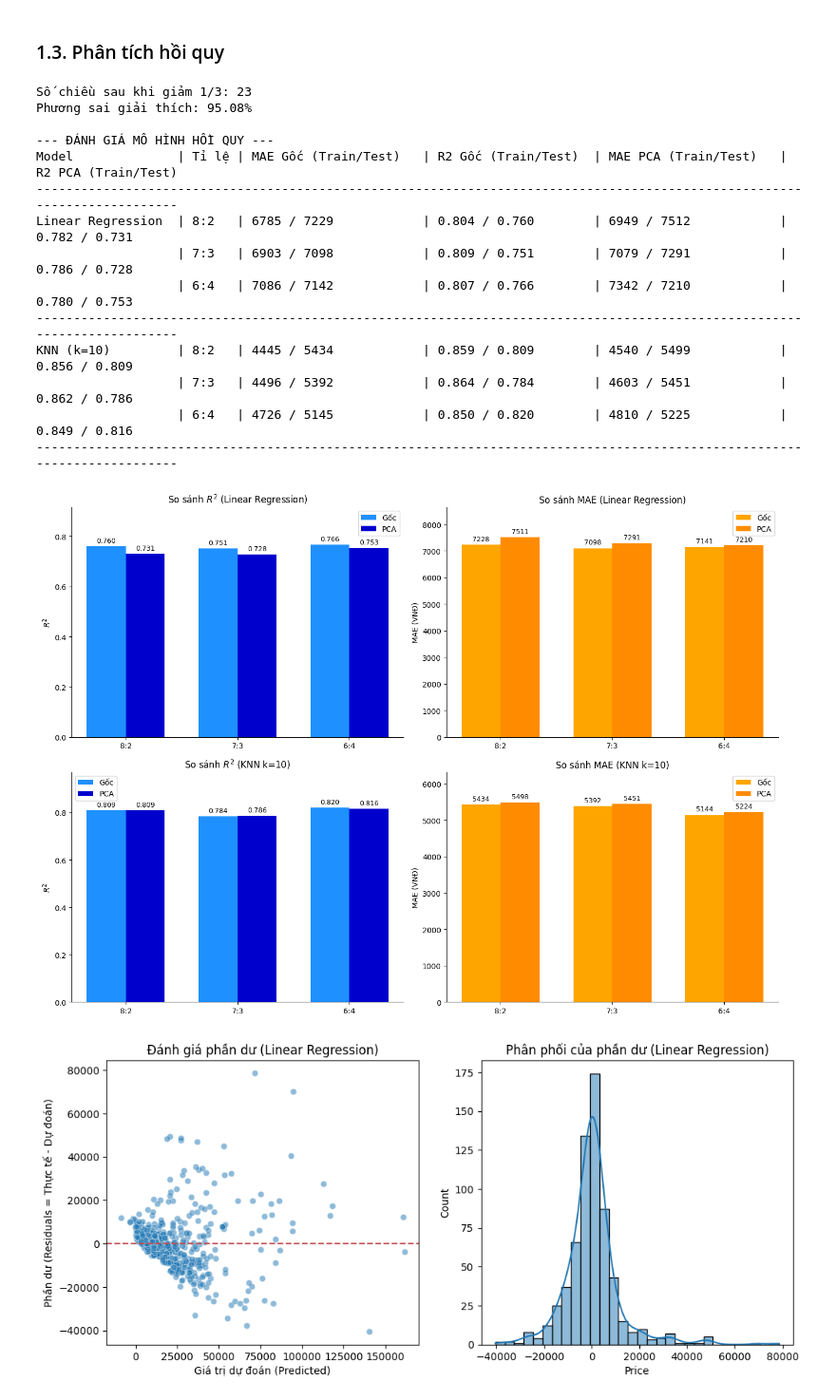
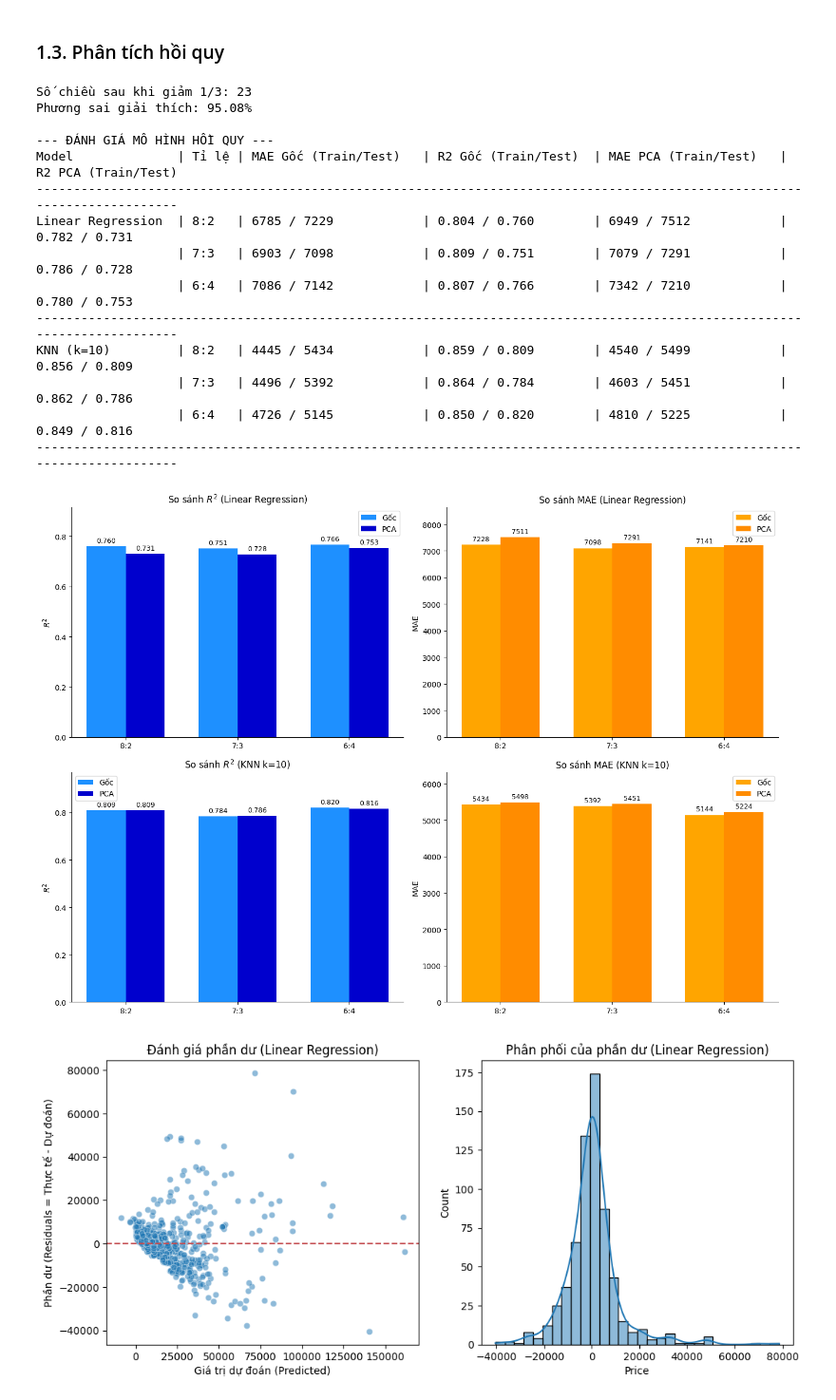
Before and after one commit to grst0610/Machine-learning, a Jupyter notebook: project.ipynb, the cells around one changed output. Shown at 95% size. Saved outputs shown, nothing was run; the diff lists cells and outputs as text; code cells hidden in the pictures.

```diff
--- a/project.ipynb
+++ b/project.ipynb
@@ -461,7 +463,7 @@ for name, model in models.items():
         if split == 0.2:
             saved_results[name] = {"y_test": y_test, "y_pred": pred_ori_test}
 
-        # --- LƯU DỮ LIỆU ĐỂ VẼ BIỂU ĐỒ (Chỉ lấy điểm Test) ---
+        # Lưu dữ liệu để vẽ biểu đồ
         if name == "Linear Regression":
             lr_r2_goc.append(r2_ori_test)
             lr_r2_pca.append(r2_red_test)
@@ -522,7 +524,7 @@ ax1.bar_label(rects2, padding=3, fmt='%.3f', fontsize=9)
 # Cột 2: MAE (Linear Regression)
 rects3 = ax2.bar(x - width/2, lr_mae_goc, width, label='Gốc', color='orange')
 rects4 = ax2.bar(x + width/2, lr_mae_pca, width, label='PCA', color='darkorange')
-ax2.set_ylabel('MAE (VNĐ)')
+ax2.set_ylabel('MAE')
 ax2.set_title('So sánh MAE (Linear Regression)')
 ax2.set_xticks(x)
 ax2.set_xticklabels(labels)
@@ -548,33 +550,33 @@ ax3.bar_label(rects6, padding=3, fmt='%.3f', fontsize=9)
 
 # Cột 2: MAE (KNN)
 rects7 = ax4.bar(x - width/2, knn_mae_goc, width, label='Gốc', color='orange')
 rects8 = ax4.bar(x + width/2, knn_mae_pca, width, label='PCA', color='darkorange')
-ax4.set_ylabel('MAE (VNĐ)')
+ax4.set_ylabel('MAE')
 ax4.set_title('So sánh MAE (KNN k=10)')
 ax4.set_xticks(x)
 ax4.set_xticklabels(labels)
 ax4.set_ylim(0, max(max(knn_mae_goc), max(knn_mae_pca)) * 1.15)
 ax4.legend()
 ax4.bar_label(rects7, padding=3, fmt='%d', fontsize=9)
 ax4.bar_label(rects8, padding=3, fmt='%d', fontsize=9)
 
 # Tự động căn chỉnh khoảng cách giữa các đồ thị để không bị rối
 plt.tight_layout()
 plt.show()
 # %% [output]
 Số chiều sau khi giảm 1/3: 23
 Phương sai giải thích: 95.08%
 
 --- ĐÁNH GIÁ MÔ HÌNH HỒI QUY ---
 Model              | Tỉ lệ | MAE Gốc (Train/Test)   | R2 Gốc (Train/Test)  | MAE PCA (Train/Test)   | R2 PCA (Train/Test)
 --------------------------------------------------------------------------------------------------------------------------
 Linear Regression  | 8:2   | 6785 / 7229            | 0.804 / 0.760        | 6949 / 7512            | 0.782 / 0.731
                    | 7:3   | 6903 / 7098            | 0.809 / 0.751        | 7079 / 7291            | 0.786 / 0.728
                    | 6:4   | 7086 / 7142            | 0.807 / 0.766        | 7342 / 7210            | 0.780 / 0.753
 --------------------------------------------------------------------------------------------------------------------------
 KNN (k=10)         | 8:2   | 4445 / 5434            | 0.859 / 0.809        | 4540 / 5499            | 0.856 / 0.809
                    | 7:3   | 4496 / 5392            | 0.864 / 0.784        | 4603 / 5451            | 0.862 / 0.786
                    | 6:4   | 4726 / 5145            | 0.850 / 0.820        | 4810 / 5225            | 0.849 / 0.816
 --------------------------------------------------------------------------------------------------------------------------
-[figure, old version]
+[figure, new version]
 # %%
```
Also changed, not shown: parts of 7 cells of this notebook.
